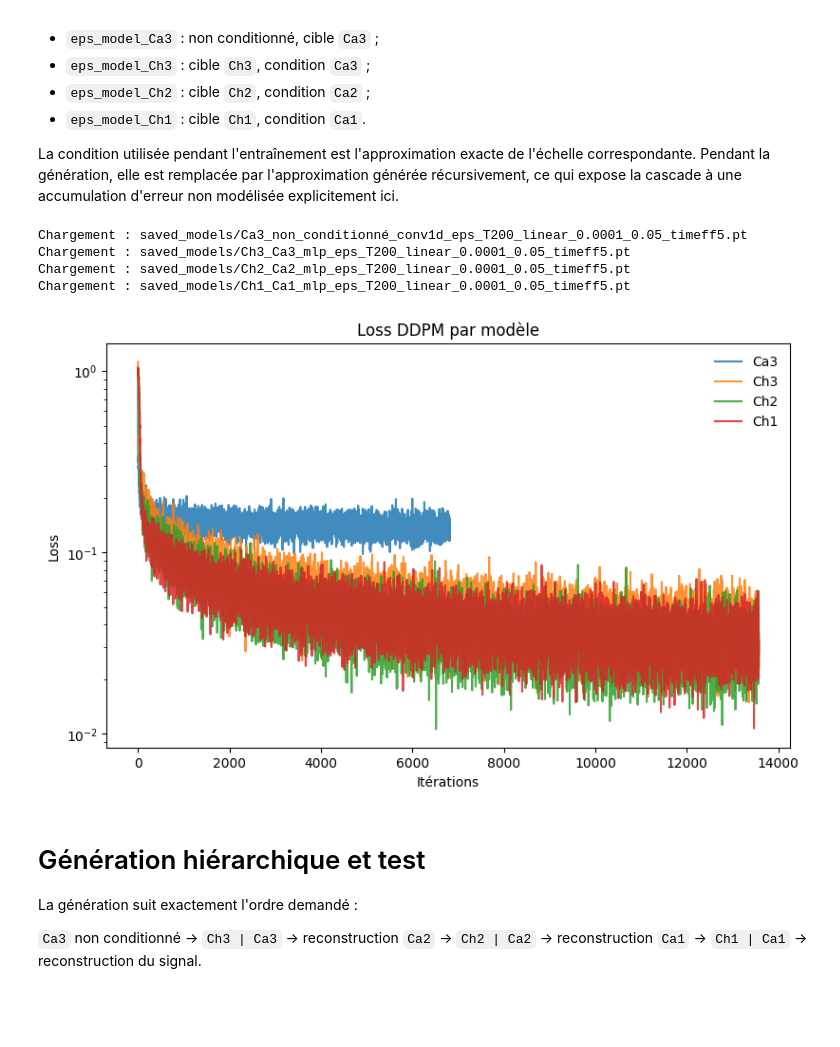
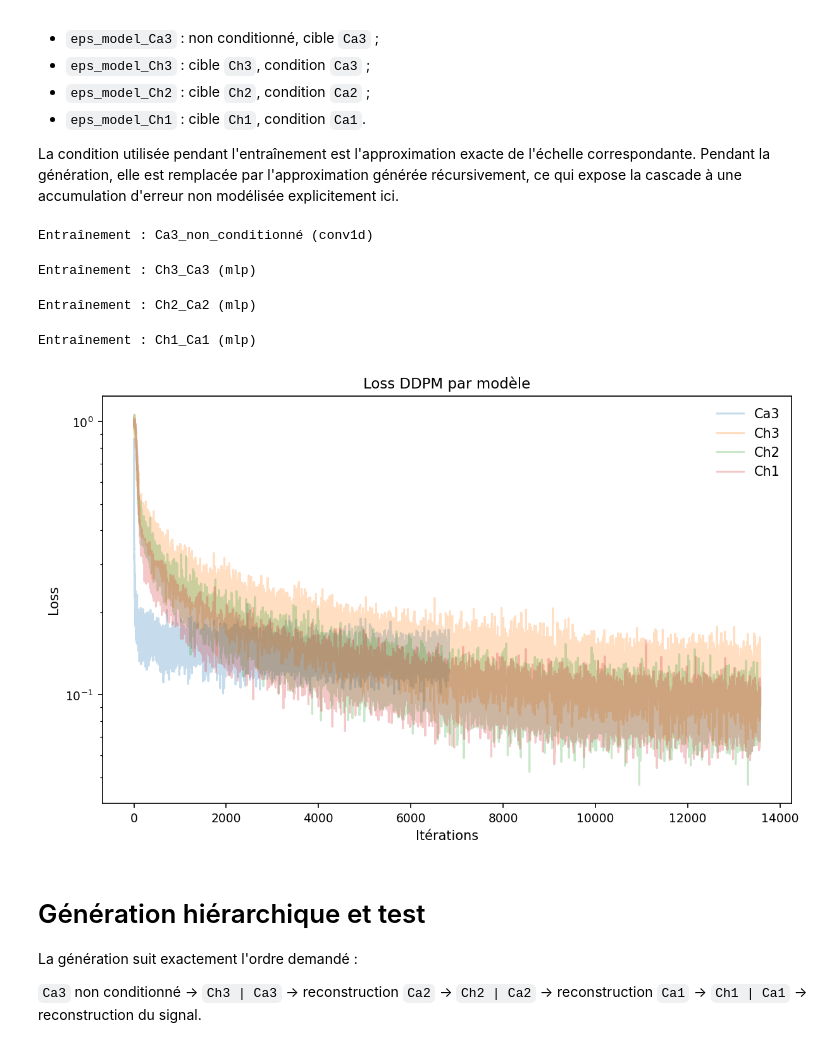
Before and after one commit to Samuel-Chapuis/Rayleigh-Taylor-Generative-Surrogate, a Jupyter notebook: exemples/1D-Mulit_Wave_Model.ipynb, the cells around one changed output. Cells and saved outputs as stored; diff of their text form; code cells hidden in the pictures; blank space fills up the shorter version.

Commit message:
feat(diffusion): 1S -  Separation of the number of steps between conditionned and non condtionned

```diff
--- a/exemples/1D-Mulit_Wave_Model.ipynb
+++ b/exemples/1D-Mulit_Wave_Model.ipynb
@@ -350,16 +386,16 @@ T = 200, alpha_bar_T = 0.006122, SNR_T = 0.00616
 # %%
 fig, axes = plt.subplots(4, 2, figsize=(12, 10), constrained_layout=True)
-for row, (block, name, color) in enumerate([
-    (Ca3_train, "Ca3 normalisé", "steelblue"),
-    (Ch3, "Ch3", "darkorange"),
-    (Ch2, "Ch2", "darkorange"),
-    (Ch1, "Ch1", "darkorange"),
+for row, (block, name, color, steps) in enumerate([
+    (Ca3_train, "Ca3 normalisé", "steelblue", T_non_conditione),
+    (Ch3, "Ch3", "darkorange", T),
+    (Ch2, "Ch2", "darkorange", T),
+    (Ch1, "Ch1", "darkorange", T),
 ]):
-    t_final = torch.full((block.shape[0], 1), T, dtype=torch.long)
-    noisy_final, _ = q_sample(block, t_final, steps=T)
+    t_final = torch.full((block.shape[0], 1), steps, dtype=torch.long)
+    noisy_final, _ = q_sample(block, t_final, steps=steps)
     coef_grid = torch.arange(block.shape[1])
 
-    for col, (time_index, subset) in enumerate([(0, block), (T, noisy_final)]):
+    for col, (time_index, subset) in enumerate([(0, block), (steps, noisy_final)]):
         mean_signal = subset.mean(dim=0)
         std_signal = subset.std(dim=0)
         axes[row, col].plot(coef_grid, subset[:120].T, color=color, alpha=0.05, linewidth=0.8)
@@ -627,15 +664,14 @@ def train_diffusion_model(
 
     return model, loss_history
 # %%
-EPOCHS_NB = 75
-
+EPOCHS_NB = 25
 models = {}
 loss_histories = {}
 
 models["Ca3"], loss_histories["Ca3"] = train_diffusion_model(
     "Ca3_non_conditionné",
     Ca3_train,
-    T=T,
+    T=T_non_conditione,
     condition=None,
     epochs=EPOCHS_NB,
     batch_size=512,
@@ -668,22 +704,22 @@ models["Ch1"], loss_histories["Ch1"] = train_diffusion_model(
     architecture="mlp",
 )
 # %% [output]
-Chargement : saved_models/Ca3_non_conditionné_conv1d_eps_T200_linear_0.0001_0.05_timeff5.pt
-Chargement : saved_models/Ch3_Ca3_mlp_eps_T200_linear_0.0001_0.05_timeff5.pt
-Chargement : saved_models/Ch2_Ca2_mlp_eps_T200_linear_0.0001_0.05_timeff5.pt
-Chargement : saved_models/Ch1_Ca1_mlp_eps_T200_linear_0.0001_0.05_timeff5.pt
+Entraînement : Ca3_non_conditionné (conv1d)
+Entraînement : Ch3_Ca3 (mlp)
+Entraînement : Ch2_Ca2 (mlp)
+Entraînement : Ch1_Ca1 (mlp)
 # %%
 fig, ax = plt.subplots(1, 1, figsize=(8, 5), constrained_layout=True)
 for name, history in loss_histories.items():
-    ax.plot(history, label=name, alpha=0.85)
+    ax.plot(history, label=name, alpha=0.25)
 ax.set_yscale("log")
 ax.set_ylabel("Loss")
 ax.set_xlabel("Itérations")
 ax.set_title("Loss DDPM par modèle")
 ax.legend(frameon=False)
 plt.show()
 # %% [output]
-[figure, old version]
+[figure, new version]
 # %% [markdown]
 # Génération hiérarchique et test
 
```
Also changed, not shown: parts of 11 cells of this notebook.
